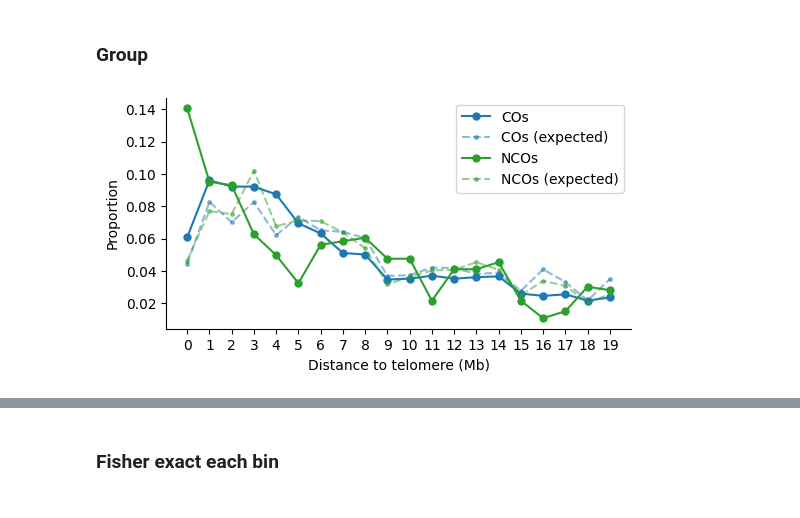
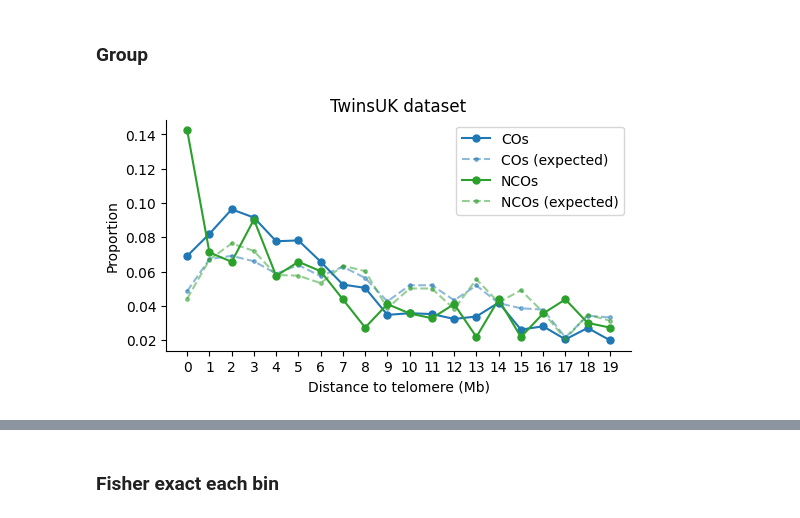
Before and after one commit to regevs/recombination, a Jupyter notebook: notebooks/20250216_CO_vs_NCO_new.ipynb, the cells around one changed output, grey strips where cells are left out. Drawn from its saved outputs; the diff is of its cells as text; code cells hidden in the pictures.

```diff
--- a/notebooks/20250216_CO_vs_NCO_new.ipynb
+++ b/notebooks/20250216_CO_vs_NCO_new.ipynb
@@ -64,17 +64,17 @@ sudmant_df = (
 )
 # %%
 %%time
-reads_df = pl.concat(
+reads_filenames = (
     [
-        pl.scan_parquet(
-            f"/lustre/scratch122/tol/projects/sperm/results/Rahbari_20250212/read_analysis/{sample_set}/{sample_id}/reads/{chrom}/all_reads_structure_annotated.parquet",
+        (
+            f"/lustre/scratch122/tol/projects/sperm/results/Rahbari_20250212/read_analysis/{sample_set}/{sample_id}/reads/{chrom}/all_reads_structure_annotated.parquet"
         )
         for sample_id, sample_set in tqdm.tqdm(rahbari_df.select("sample_id", "sample_set").unique().iter_rows())
         for chrom in aut_chrom_names
     ] +
     [
-        pl.scan_parquet(
-            f"/lustre/scratch122/tol/projects/sperm/results/Sudmant_20241121/read_analysis/{sample_set}/{sample_id}/reads/{chrom}/all_reads_structure_annotated.parquet",
+        (
+            f"/lustre/scratch122/tol/projects/sperm/results/Sudmant_20241121/read_analysis/{sample_set}/{sample_id}/reads/{chrom}/all_reads_structure_annotated.parquet"
         )
         for sample_id, sample_set in tqdm.tqdm(sudmant_df.select("sample_id", "sample_set").unique().iter_rows())
         for chrom in aut_chrom_names
@@ -146,11 +170,15 @@ Wall time: 3min 43s
 # %%
 CO_NCO_df = (dense_reads_with_detection_df
     .filter(pl.col("high_quality_classification_class").is_in(["CO", "GC"]))
+    .filter(pl.col("high_quality_snp_positions").list.len() >= 3)
+    .filter(pl.col("CO_active_interval_crossover_prob") > 0)
     .with_columns(
         grch37_recombining_interval_start_pos = pl.col("grch37_reference_start") + pl.col("snp_positions_on_read").list.get(pl.col("idx_transitions").list.get(0)),
         grch37_recombining_interval_end_pos = pl.col("grch37_reference_start") + pl.col("snp_positions_on_read").list.get(pl.col("idx_transitions").list.get(-1) + 1),
         grch38_recombining_interval_start_pos = pl.col("grch38_reference_start") + pl.col("snp_positions_on_read").list.get(pl.col("idx_transitions").list.get(0)),
         grch38_recombining_interval_end_pos = pl.col("grch38_reference_start") + pl.col("snp_positions_on_read").list.get(pl.col("idx_transitions").list.get(-1) + 1),
+        grch37_first_converted_marker_pos = pl.col("grch37_reference_start") + pl.col("snp_positions_on_read").list.get(pl.col("idx_transitions").list.get(0)+1),
+        grch38_first_converted_marker_pos = pl.col("grch38_reference_start") + pl.col("snp_positions_on_read").list.get(pl.col("idx_transitions").list.get(0)+1),
     )
     .with_columns(
         grch37_recombining_interval_length = pl.col("grch37_recombining_interval_end_pos") - pl.col("grch37_recombining_interval_start_pos"),
@@ -168,6 +196,7 @@ for [chrom], df in CO_NCO_df.partition_by(by=["chrom"], as_dict=True).items():
         ).with_columns(
             grch37_recombining_interval_cM = (pl.col("grch37_recombining_interval_end_poses_cm") - pl.col("grch37_recombining_interval_start_poses_cm")),
             grch37_cM_per_bp_across_recombining_interval = (pl.col("grch37_recombining_interval_end_poses_cm") - pl.col("grch37_recombining_interval_start_poses_cm")) / pl.col("grch37_recombining_interval_length"),
+            grch37_first_converted_marker_poses_rate = rate_map.get_rate(df["grch37_first_converted_marker_pos"]) * 1e2,
         )
     )
 
@@ -210,2 +203,0 @@ shape: (4, 3)
-# %%
-CO_NCO_df = CO_NCO_df.filter(~pl.col("is_contamination"))
@@ -1195,9 +1355,9 @@ telomere_cutoff = 20e6
 telomere_step = telomere_cutoff/20
 min_snps = 3
 
-#limited_sample_ids = sudmant_sample_ids
+limited_sample_ids = rahbari_sample_ids
 #limited_sample_ids = [x for x in rahbari_sample_ids if x not in ["PD50521b",  "PD50508f"]] # "PD50519d",
-limited_sample_ids = sample_ids
+#limited_sample_ids = rahbari_sample_ids + sudmant_sample_ids
 
 # Look at p and q arm separately
 # p arm, exclude acrocentric chroms
@@ -1276,31 +1436,32 @@ high_qual_CO_telomere_freqs = high_qual_CO_telomere_counts / high_qual_CO_telome
 
 
 high_qual_NCO_telomere_counts = np.histogram(
     close_to_telomeres_df.filter(pl.col("high_quality_classification_in_detectable_class") == "NCO")["distance_to_telomere"],
     bins=bins,
 )[0]
 
 high_qual_NCO_telomere_freqs = high_qual_NCO_telomere_counts / high_qual_NCO_telomere_counts.sum()
 
 fig, ax = plt.subplots(figsize=(6, 3))
 
 ax.plot(bins[:-1], high_qual_CO_telomere_freqs, '.-', label="COs", ms=10, color=CO_color)
 ax.plot(bins[:-1], high_qual_CO_telomere_exp_freqs, '.--', label="COs (expected)", ms=5, color=CO_color, alpha=0.5)
 
 ax.plot(bins[:-1], high_qual_NCO_telomere_freqs, '.-', label="NCOs", ms=10, color=NCO_color)
 ax.plot(bins[:-1], high_qual_NCO_telomere_exp_freqs, '.--', label="NCOs (expected)", ms=5, color=NCO_color, alpha=0.5)
 
 
 
 ax.legend();
 
 ax.set_xticks(
     bins[:-1],
     labels = [f"{int(x/1e6)}" for x in bins[:-1]],
 );
 
 ax.set_xlabel("Distance to telomere (Mb)");
 ax.set_ylabel("Proportion");
 ax.spines[['right', 'top']].set_visible(False)
+ax.set_title("TwinsUK dataset");
 # %% [output]
-[figure, old version]
+[figure, new version]
```
Also changed, not shown: parts of 60 cells of this notebook, 18 other files.
